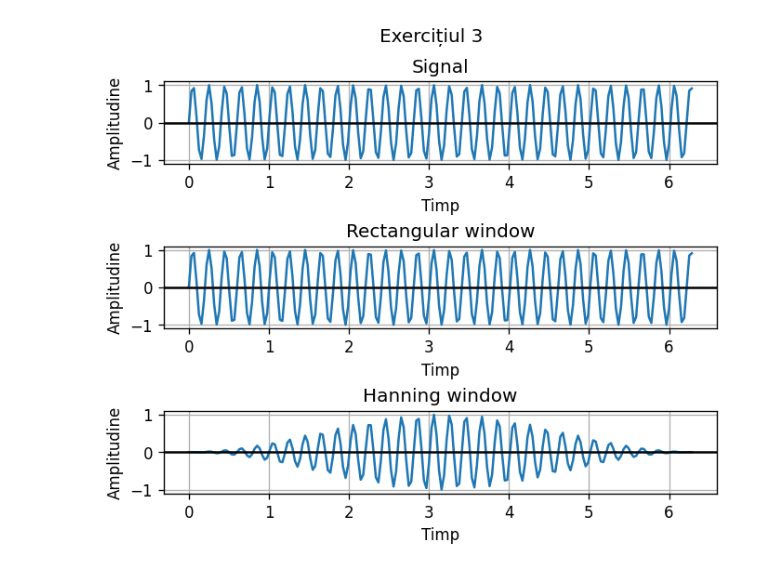
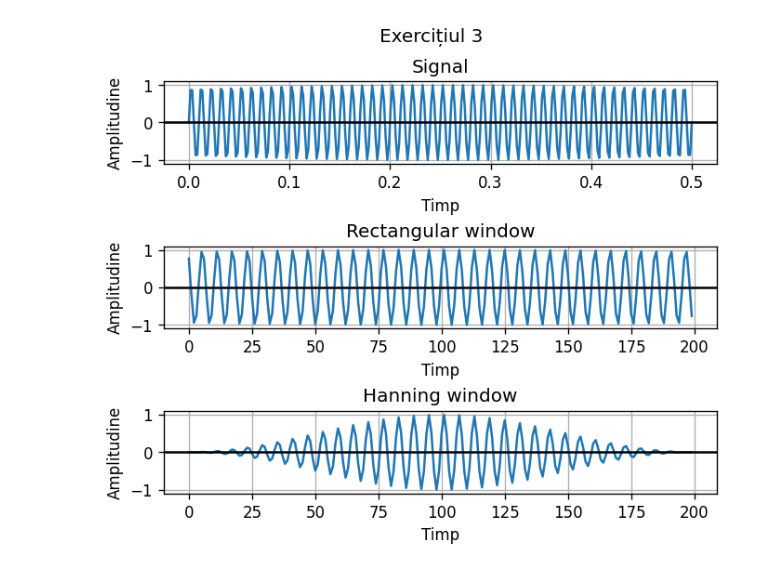
Before and after one commit to lucaion/ProcesareaSemnalelor, a Jupyter notebook: Laborator 6/Lab 6 - rezolvari.ipynb, the cells around one changed output. Cells and saved outputs as stored; diff of their text form; code cells hidden in the pictures.

```diff
--- a/Laborator 6/Lab 6 - rezolvari.ipynb
+++ b/Laborator 6/Lab 6 - rezolvari.ipynb
@@ -8,35 +9,44 @@ def rectangular(Nw):
 
 
 def hanning(Nw):
-    return 0.5 - 0.5 * np.cos(2 * np.pi * np.arange(0, Nw) / Nw)
+    return 0.5 * (1 - np.cos(2 * np.pi * np.arange(0, Nw) / Nw))
+
+
+def extract_window(vector, window_width):
+    "Extrage o porțiune de lungime dată de la mijlocul unui vector"
+    midpoint = len(vector) // 2
+    half_width = window_width // 2
+    return vector[midpoint - half_width:midpoint + half_width]
 # %%
+f = 100
 Nw = 200
-t = np.linspace(0, 2 * np.pi, Nw)
-x = np.sin(2 * np.pi * 100 * t)
+t = np.linspace(0, 0.5, 300)
+x = np.sin(2 * np.pi * f * t)
 
 #Fereastra dreptunghiulara
 rectWindow = rectangular(Nw)
-xRectangular = np.multiply(x, rectWindow)
 
 #Fereastra de tip Hanning
 hanningWindow = hanning(Nw)
-xHanning = np.multiply(x, hanningWindow)
+
+# Ferestrele o să aibă doar o parte din nr. original de eșantioane
+windowed_x = extract_window(x, Nw)
 
 fig, (ax1, ax2, ax3) = plt.subplots(3, dpi=120)
 fig.suptitle('Exercițiul 3')
 ax1.set_title("Signal")
 ax1.plot(t, x)
 ax2.set_title("Rectangular window")
-ax2.plot(t, xRectangular)
+ax2.plot(rectWindow * windowed_x)
 ax3.set_title("Hanning window")
-ax3.plot(t, xHanning)
+ax3.plot(hanningWindow * windowed_x)
 
 for ax in (ax1, ax2, ax3):
     ax.axhline(y=0, color='black')
     ax.set(xlabel="Timp", ylabel="Amplitudine")
     ax.grid(True)
 
 plt.subplots_adjust(hspace=1)
 plt.show()
 # %% [output]
-[figure, old version]
+[figure, new version]
```
Also changed, not shown: parts of 7 cells of this notebook, 1 other file.
